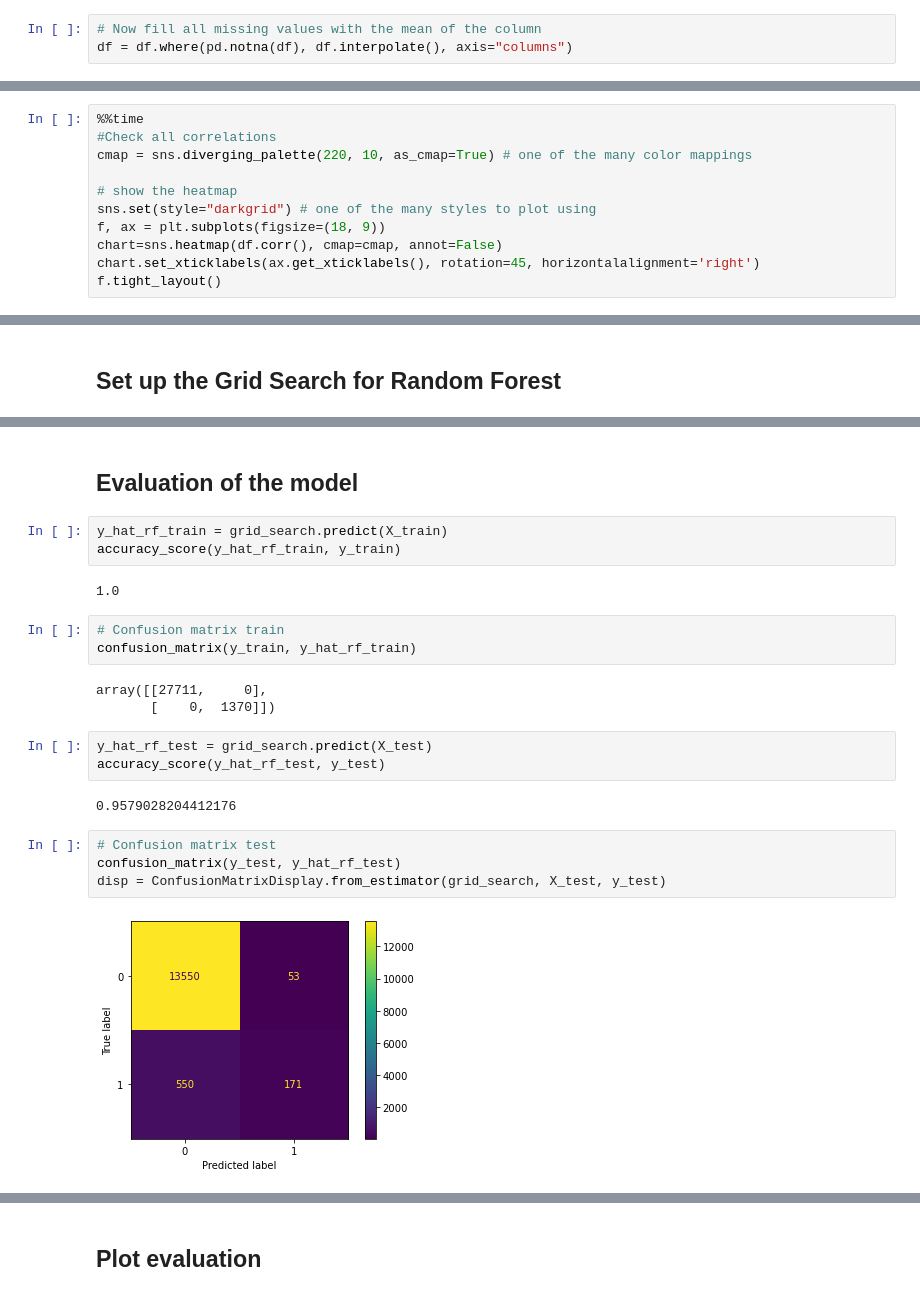
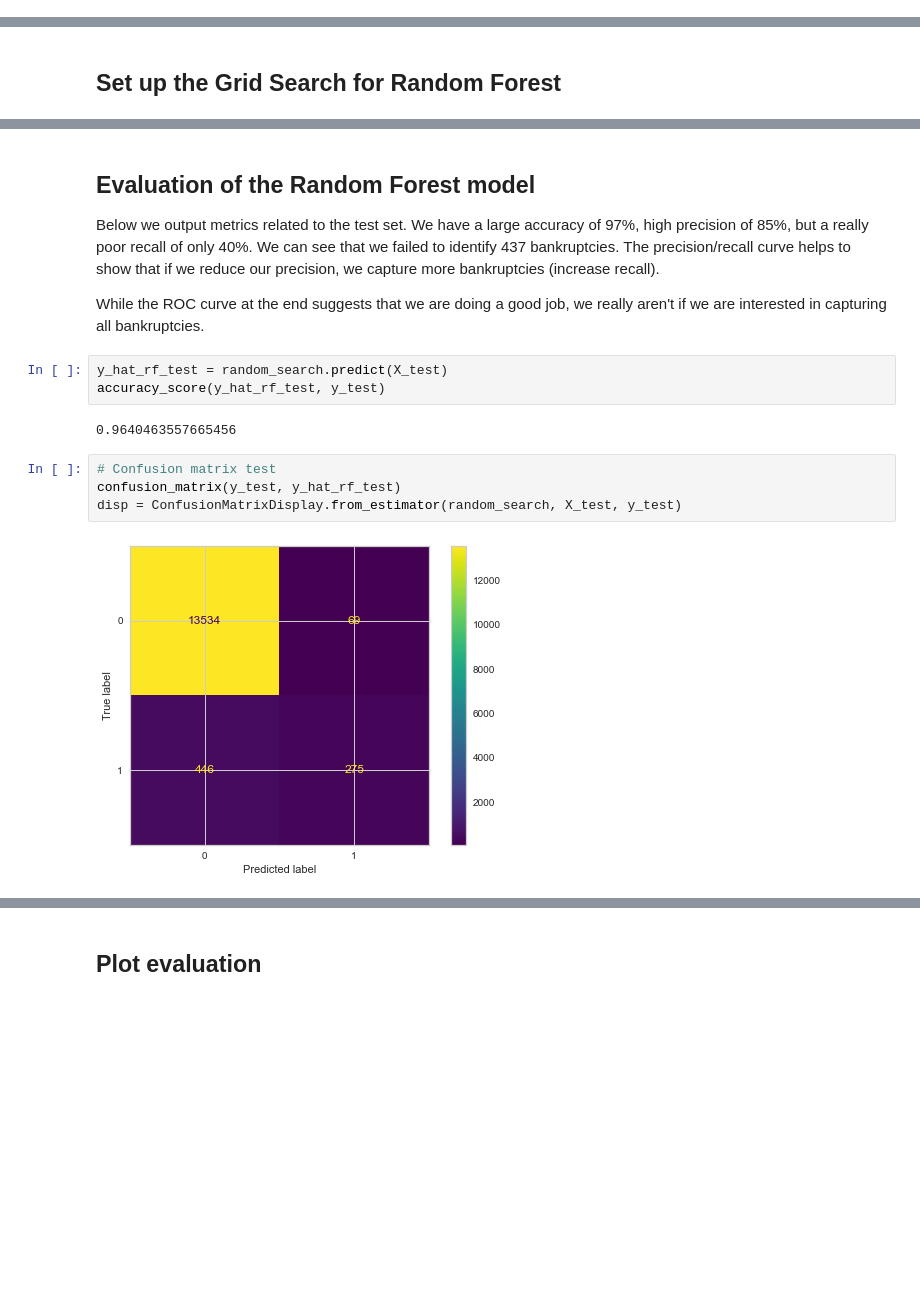
Before and after one commit to bSharpCyclist/MSDS-7333-QTW, a Jupyter notebook: Case Study 4.ipynb, the cells around one changed output, grey strips where cells are left out. Drawn from its saved outputs; the diff is of its cells as text; blank space fills up the shorter version.

```diff
--- a/Case Study 4.ipynb
+++ b/Case Study 4.ipynb
@@ -141,3 +140,0 @@ for c in ax.containers:
-# %%
-# Now fill all missing values with the mean of the column
-df = df.where(pd.notna(df), df.interpolate(), axis="columns")
@@ -210,11 +204,0 @@ array([0, 1])
-# %%
-%%time
-#Check all correlations
-cmap = sns.diverging_palette(220, 10, as_cmap=True) # one of the many color mappings
-
-# show the heatmap
-sns.set(style="darkgrid") # one of the many styles to plot using
-f, ax = plt.subplots(figsize=(18, 9))
-chart=sns.heatmap(df.corr(), cmap=cmap, annot=False)
-chart.set_xticklabels(ax.get_xticklabels(), rotation=45, horizontalalignment='right')
-f.tight_layout()
@@ -383,27 +372,20 @@ Parameters: {'bootstrap': False, 'criterion': 'gini', 'max_depth': None, 'max_fe
-# %% [markdown]
-## Evaluation of the model
-# %%
-y_hat_rf_train = grid_search.predict(X_train)
-accuracy_score(y_hat_rf_train, y_train)
-# %% [output]
-1.0
-# %%
-# Confusion matrix train
-confusion_matrix(y_train, y_hat_rf_train)
-# %% [output]
-array([[27711,     0],
-       [    0,  1370]])
+# %% [markdown]
+## Evaluation of the Random Forest model
+
+Below we output metrics related to the test set. We have a large accuracy of 97%, high precision of 85%, but a really poor recall of only 40%. We can see that we failed to identify 437 bankruptcies. The precision/recall curve helps to show that if we reduce our precision, we capture more bankruptcies (increase recall).
+
+While the ROC curve at the end suggests that we are doing a good job, we really aren't if we are interested in capturing all bankruptcies.
 # %%
-y_hat_rf_test = grid_search.predict(X_test)
+y_hat_rf_test = random_search.predict(X_test)
 accuracy_score(y_hat_rf_test, y_test)
 # %% [output]
-0.9579028204412176
+0.9640463557665456
 # %%
 # Confusion matrix test
 confusion_matrix(y_test, y_hat_rf_test)
-disp = ConfusionMatrixDisplay.from_estimator(grid_search, X_test, y_test)
+disp = ConfusionMatrixDisplay.from_estimator(random_search, X_test, y_test)
 # %% [output]
-[figure, old version]
+[figure, new version]
 # %%
 # Precision and recall
 print("Recall:", recall_score(y_test, y_hat_rf_test, pos_label=1, average='binary'))
```
Also changed, not shown: parts of 80 cells of this notebook.
